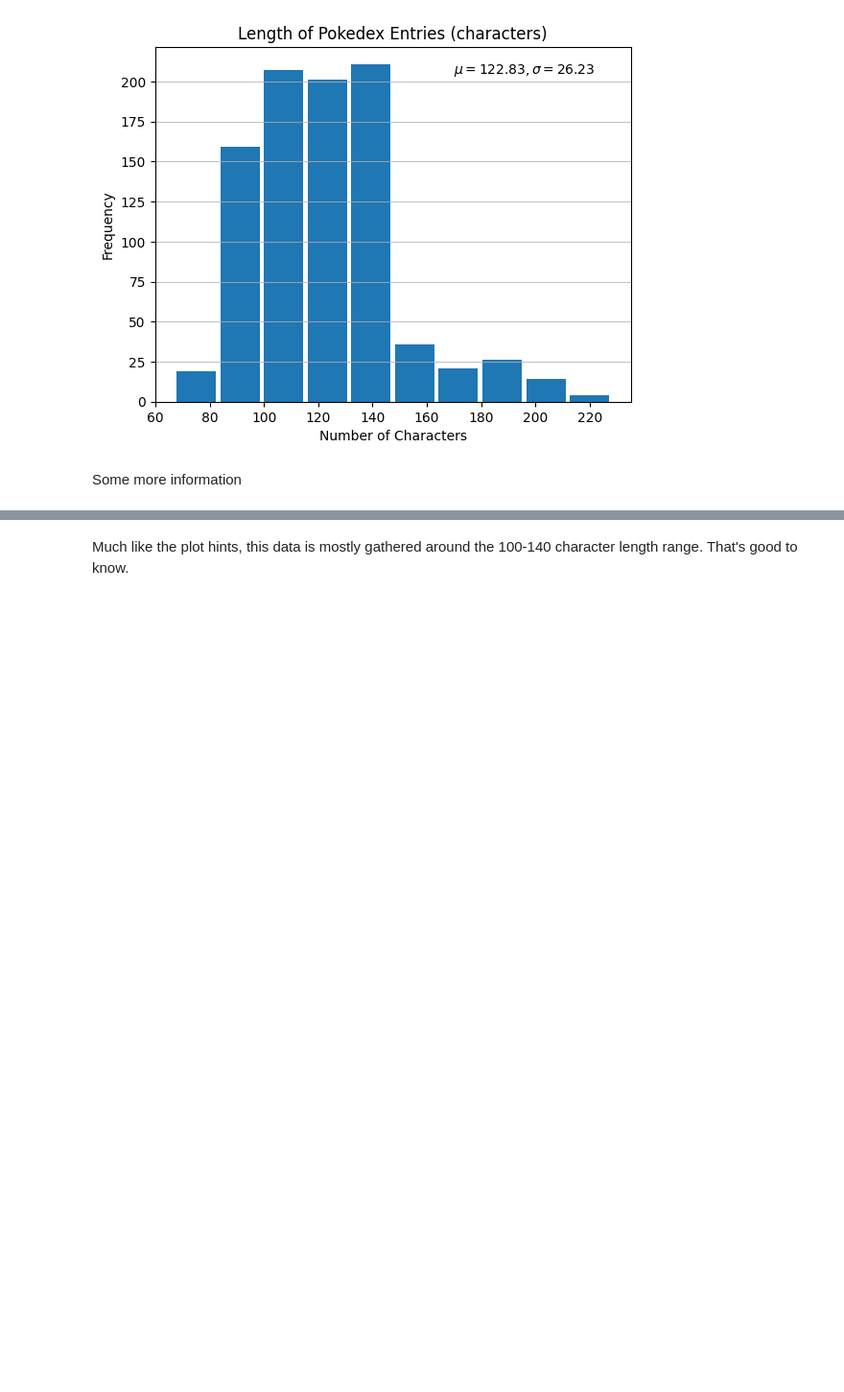
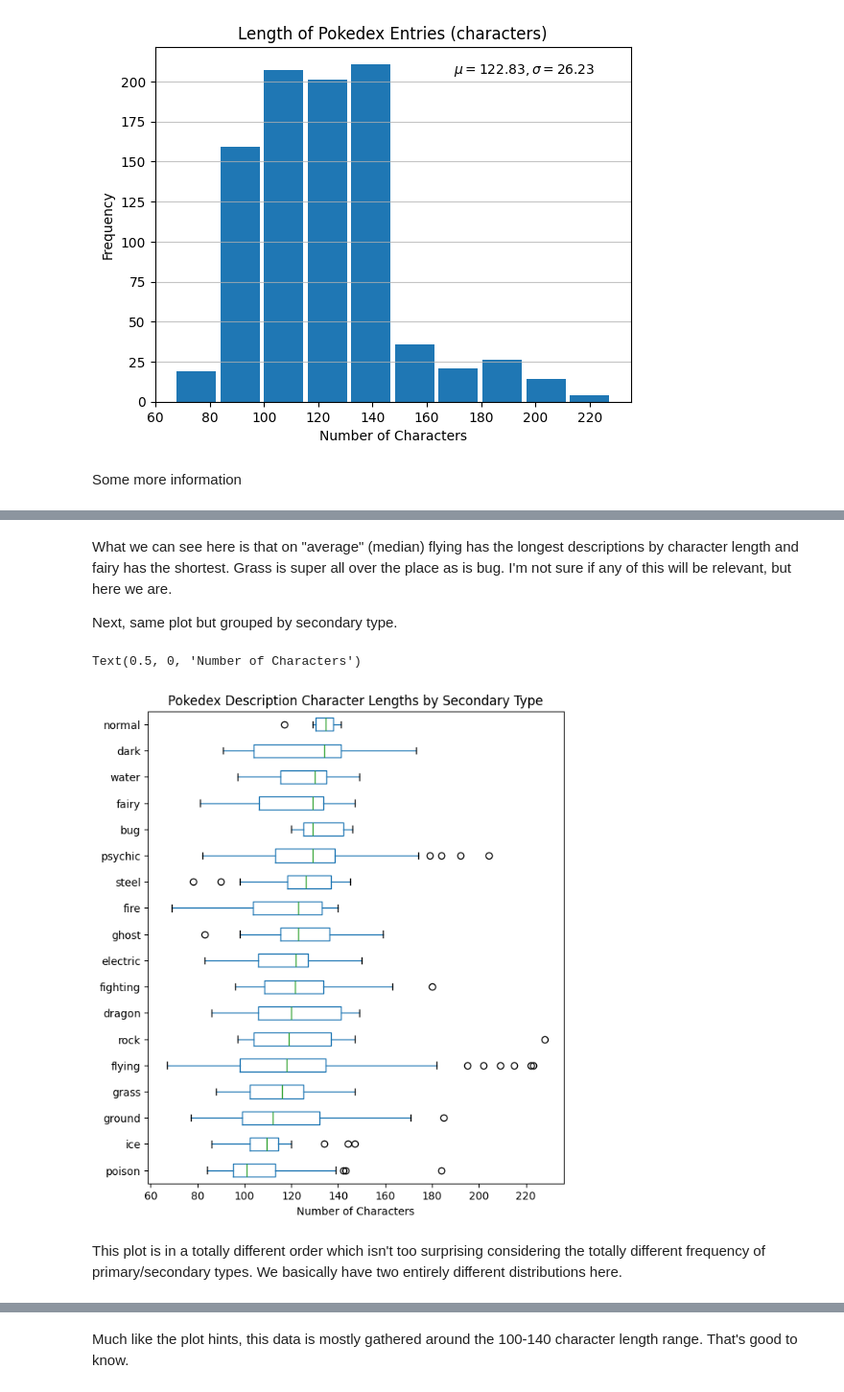
Before and after one commit to blamson/CS39AA-Project-blamson, a Jupyter notebook: pokemon_type_predictor.ipynb, the cells around one changed output, grey strips where cells are left out. Shown at 96% size. Saved outputs shown, nothing was run; the diff lists cells and outputs as text; code cells hidden in the pictures; blank space fills up the shorter version.

```diff
--- a/pokemon_type_predictor.ipynb
+++ b/pokemon_type_predictor.ipynb
@@ -179,0 +203,15 @@ Name: entry_length, dtype: float64
+# %% [markdown]
+What we can see here is that on "average" (median) flying has the longest descriptions by character length and fairy has the shortest. Grass is super all over the place as is bug. I'm not sure if any of this will be relevant, but here we are.
+
+Next, same plot but grouped by secondary type.
+# %%
+axes = boxplot_sorted(df, by='secondary_type', column='entry_length')
+plt.rcParams["figure.figsize"] = (7,8)
+plt.title("Pokedex Description Character Lengths by Secondary Type")
+plt.ylabel("")
+plt.xlabel("Number of Characters")
+# %% [output]
+Text(0.5, 0, 'Number of Characters')
+[figure, added]
+# %% [markdown]
+This plot is in a totally different order which isn't too surprising considering the totally different frequency of primary/secondary types. We basically have two entirely different distributions here.
```
Also changed, not shown: parts of 16 cells of this notebook, 2 other files.
